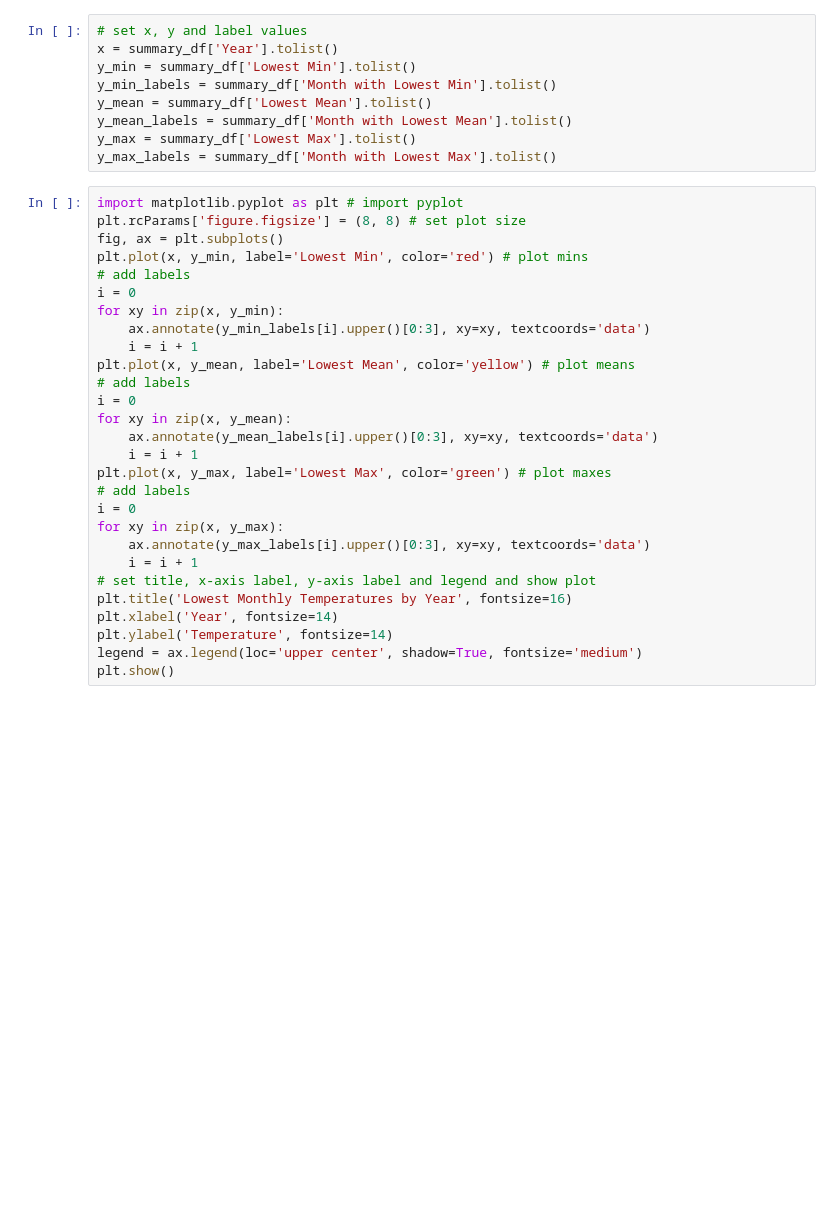
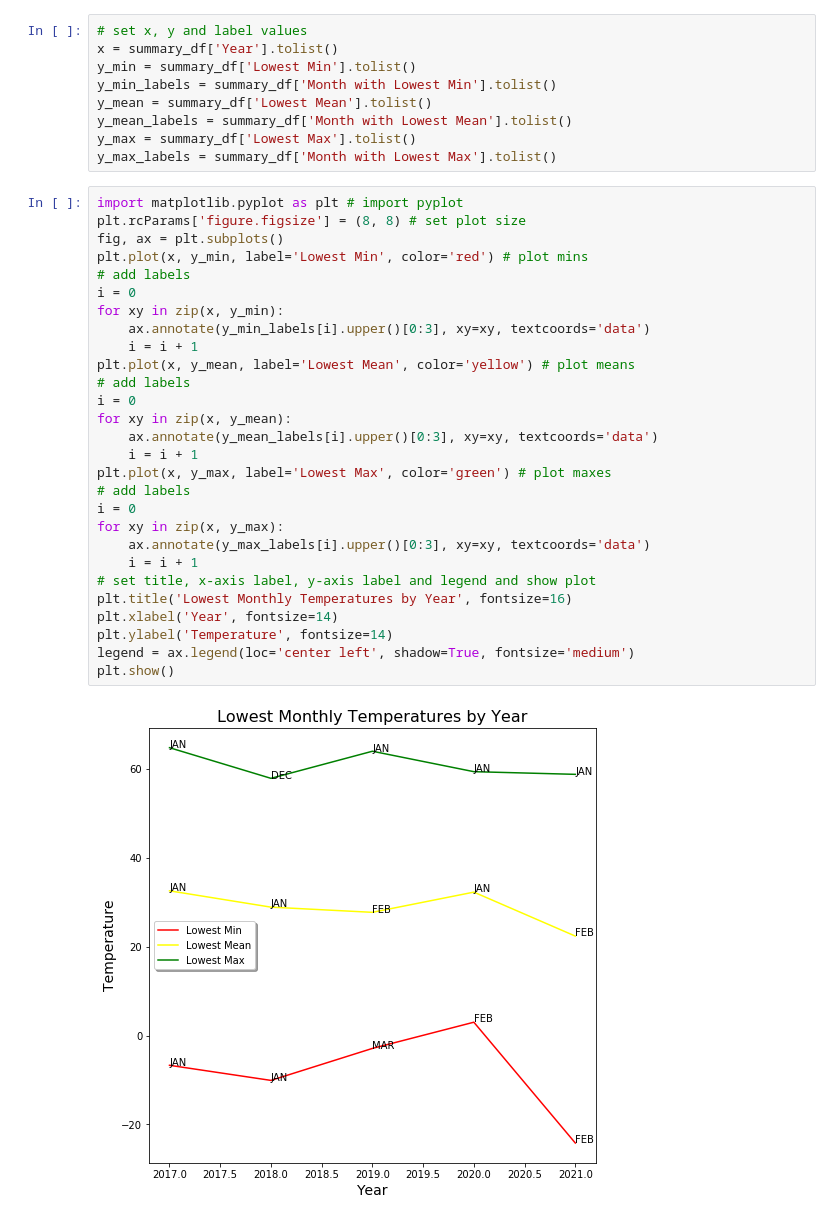
Before and after one commit to Martin4Kansas/team1-HelloWorld, a Jupyter notebook: A5_Notebook.ipynb, the cells around one changed output. Cells and saved outputs as stored; diff of their text form; blank space fills up the shorter version.

```diff
--- a/A5_Notebook.ipynb
+++ b/A5_Notebook.ipynb
@@ -74,28 +92,30 @@ y_max_labels = summary_df['Month with Lowest Max'].tolist()
 # %%
 import matplotlib.pyplot as plt # import pyplot
 plt.rcParams['figure.figsize'] = (8, 8) # set plot size
 fig, ax = plt.subplots()
 plt.plot(x, y_min, label='Lowest Min', color='red') # plot mins
 # add labels
 i = 0
 for xy in zip(x, y_min):
     ax.annotate(y_min_labels[i].upper()[0:3], xy=xy, textcoords='data')
     i = i + 1
 plt.plot(x, y_mean, label='Lowest Mean', color='yellow') # plot means
 # add labels
 i = 0
 for xy in zip(x, y_mean):
     ax.annotate(y_mean_labels[i].upper()[0:3], xy=xy, textcoords='data')
     i = i + 1
 plt.plot(x, y_max, label='Lowest Max', color='green') # plot maxes
 # add labels
 i = 0
 for xy in zip(x, y_max):
     ax.annotate(y_max_labels[i].upper()[0:3], xy=xy, textcoords='data')
     i = i + 1
 # set title, x-axis label, y-axis label and legend and show plot
 plt.title('Lowest Monthly Temperatures by Year', fontsize=16)
 plt.xlabel('Year', fontsize=14)
 plt.ylabel('Temperature', fontsize=14)
-legend = ax.legend(loc='upper center', shadow=True, fontsize='medium')
+legend = ax.legend(loc='center left', shadow=True, fontsize='medium')
 plt.show()
+# %% [output]
+[figure, added]
```
Also changed, not shown: parts of 1 cell of this notebook, 3 other files.
